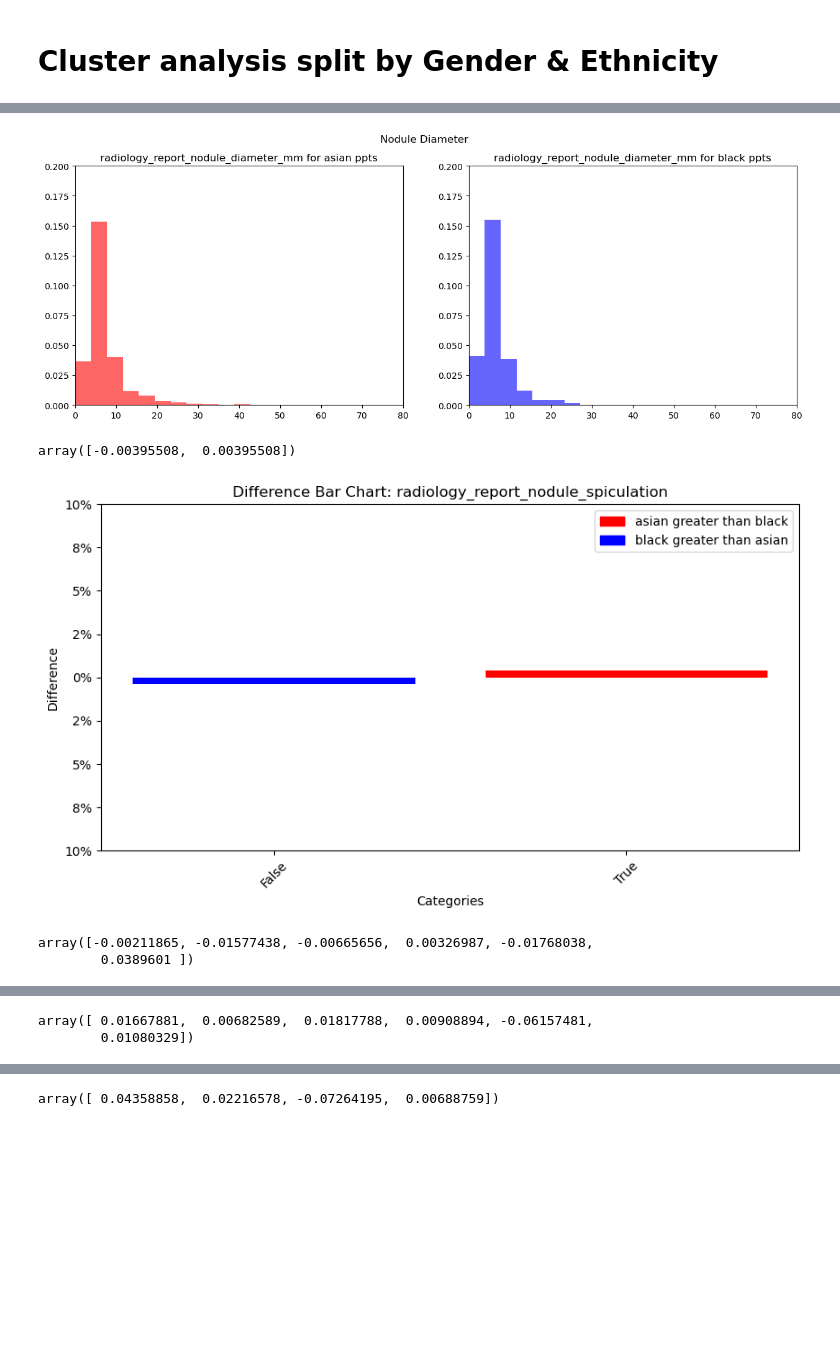
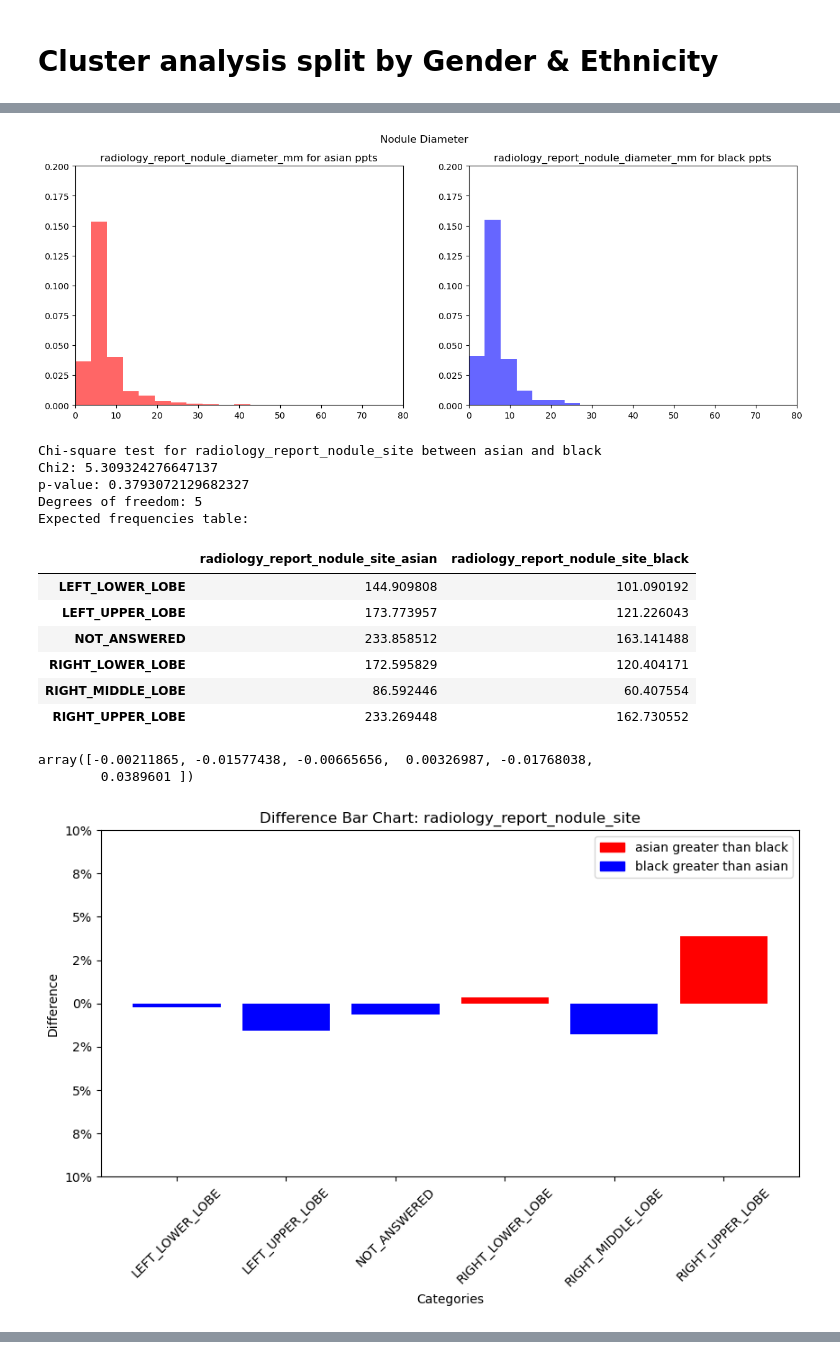
Before and after one commit to johnmccabe44/fairness-in-nodule-detection, a Jupyter notebook: notebooks/FairnessInNoduleDetectionAlgorithms/investigations.ipynb, the cells around one changed output, grey strips where cells are left out. Cells and saved outputs as stored; diff of their text form; code cells hidden in the pictures; blank space fills up the shorter version.

```diff
--- a/notebooks/FairnessInNoduleDetectionAlgorithms/investigations.ipynb
+++ b/notebooks/FairnessInNoduleDetectionAlgorithms/investigations.ipynb
@@ -223,12 +357,24 @@ array([ 0.02563283,  0.02345302, -0.05175849,  0.00267264])
 # %%
 hist_comparison(data_asian, 'asian', data_black, 'black', master_bins, 'Nodule Diameter', 'radiology_report_nodule_diameter_mm')
 for key, value in categorical_dict.items():
+    _, _, _, _ = chi_square_test(data_asian, 'asian', data_black, 'black', key)
     differences_bar_chart(data_asian, 'asian', data_black, 'black', key, value)
 # %% [output]
 Histogram comparison for radiology_report_nodule_diameter_mm for Nodule Diameter
 Correlation between radiology_report_nodule_diameter_mm and nodule diameter for Nodule Diameter is 0.9992861616249475
 [figure]
-array([-0.00395508,  0.00395508])
+Chi-square test for radiology_report_nodule_site between asian and black
+Chi2: 5.309324276647137
+p-value: 0.3793072129682327
+Degrees of freedom: 5
+Expected frequencies table:
+|  | radiology_report_nodule_site_asian | radiology_report_nodule_site_black |
+| LEFT_LOWER_LOBE | 144.909808 | 101.090192 |
+| LEFT_UPPER_LOBE | 173.773957 | 121.226043 |
+| NOT_ANSWERED | 233.858512 | 163.141488 |
+| RIGHT_LOWER_LOBE | 172.595829 | 120.404171 |
+| RIGHT_MIDDLE_LOBE | 86.592446 | 60.407554 |
+| RIGHT_UPPER_LOBE | 233.269448 | 162.730552 |
+array([-0.00211865, -0.01577438, -0.00665656,  0.00326987, -0.01768038,
+        0.0389601 ])
-[figure, old version]
+[figure, new version]
-array([-0.00211865, -0.01577438, -0.00665656,  0.00326987, -0.01768038,
-        0.0389601 ])
@@ -236,2 +395,0 @@ array([-0.00211865, -0.01577438, -0.00665656,  0.00326987, -0.01768038,
-array([ 0.01667881,  0.00682589,  0.01817788,  0.00908894, -0.06157481,
-        0.01080329])
@@ -239 +407,0 @@ array([ 0.01667881,  0.00682589,  0.01817788,  0.00908894, -0.06157481,
-array([ 0.04358858,  0.02216578, -0.07264195,  0.00688759])
```
Also changed, not shown: parts of 6 cells of this notebook.
